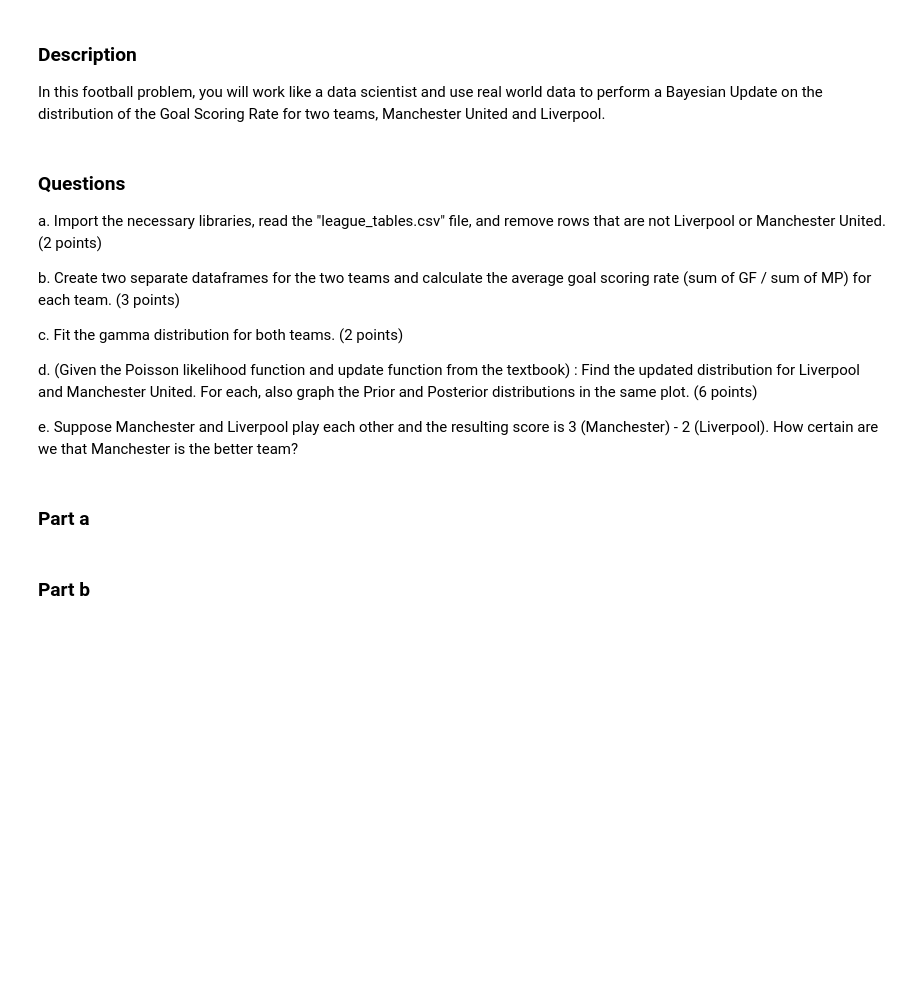
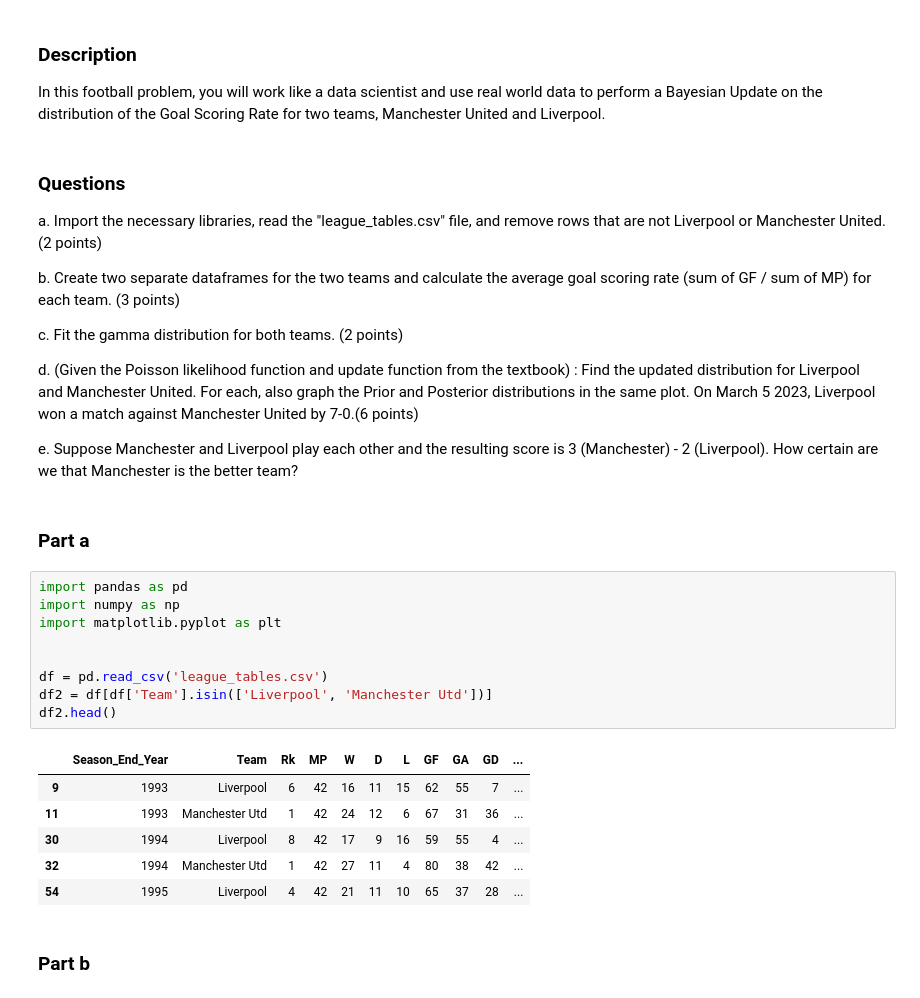
Before and after one commit to harrrilan/DS122_Probability_Theory, a Jupyter notebook: Homeworks/HW7Questions.ipynb, the cells around one changed output. Saved outputs shown, nothing was run; the diff lists cells and outputs as text; blank space fills up the shorter version.

```diff
--- a/Homeworks/HW7Questions.ipynb
+++ b/Homeworks/HW7Questions.ipynb
@@ -13,10 +13,26 @@ b. Create two separate dataframes for the two teams and calculate the average go
 
 c. Fit the gamma distribution for both teams. (2 points)
 
-d. (Given the Poisson likelihood function and update function from the textbook) : Find the updated distribution for Liverpool and Manchester United. For each, also graph the Prior and Posterior distributions in the same plot. (6 points)
+d. (Given the Poisson likelihood function and update function from the textbook) : Find the updated distribution for Liverpool and Manchester United. For each, also graph the Prior and Posterior distributions in the same plot. On March 5 2023, Liverpool won a match against Manchester United by 7-0.(6 points)
 
 e. Suppose Manchester and Liverpool play each other and the resulting score is 3 (Manchester) - 2 (Liverpool). How certain are we that Manchester is the better team?
 # %% [markdown]
 ### Part a
+# %%
+import pandas as pd
+import numpy as np
+import matplotlib.pyplot as plt
+
+
+df = pd.read_csv('league_tables.csv')
+df2 = df[df['Team'].isin(['Liverpool', 'Manchester Utd'])]
+df2.head()
+# %% [output]
+|  | Season_End_Year | Team | Rk | MP | W | D | L | GF | GA | GD | ... |
+| 9 | 1993 | Liverpool | 6 | 42 | 16 | 11 | 15 | 62 | 55 | 7 | ... |
+| 11 | 1993 | Manchester Utd | 1 | 42 | 24 | 12 | 6 | 67 | 31 | 36 | ... |
+| 30 | 1994 | Liverpool | 8 | 42 | 17 | 9 | 16 | 59 | 55 | 4 | ... |
+| 32 | 1994 | Manchester Utd | 1 | 42 | 27 | 11 | 4 | 80 | 38 | 42 | ... |
+| 54 | 1995 | Liverpool | 4 | 42 | 21 | 11 | 10 | 65 | 37 | 28 | ... |
 # %% [markdown]
 ### Part b
```
Also changed, not shown: parts of 6 cells of this notebook, 1 other file.
